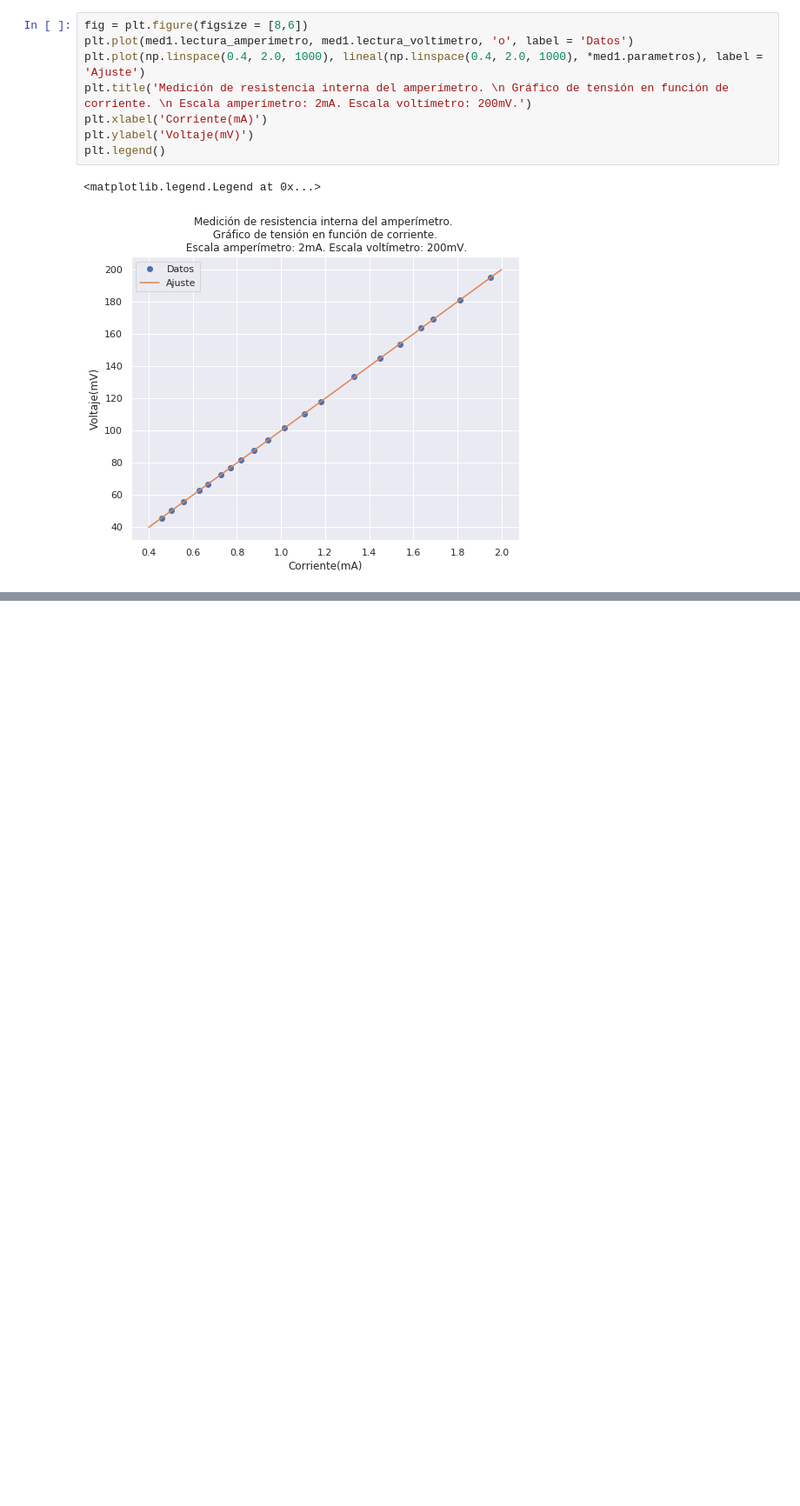
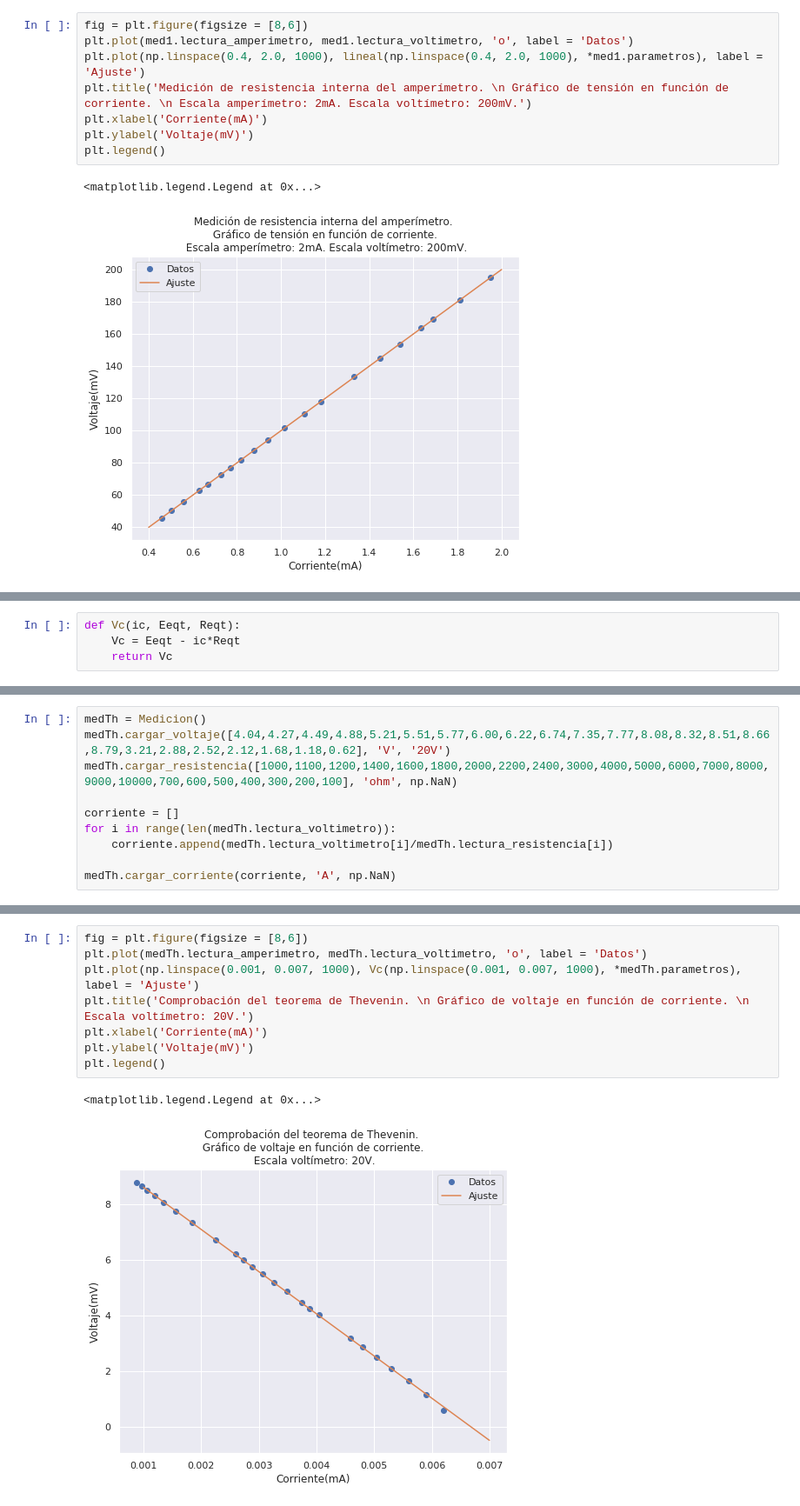
Before and after one commit to mercedesabril/Laboratorio3, a Jupyter notebook: Informe1/Informe1.ipynb, the cells around one changed output, grey strips where cells are left out. Shown: that part at 87% size. Saved outputs shown, nothing was run; the diff lists cells and outputs as text; blank space fills up the shorter version.

```diff
--- a/Informe1/Informe1.ipynb
+++ b/Informe1/Informe1.ipynb
@@ -121,0 +126,4 @@ plt.legend()
+# %%
+def Vc(ic, Eeqt, Reqt):
+    Vc = Eeqt - ic*Reqt
+    return Vc
@@ -121,0 +132,10 @@ plt.legend()
+# %%
+medTh = Medicion()
+medTh.cargar_voltaje([4.04,4.27,4.49,4.88,5.21,5.51,5.77,6.00,6.22,6.74,7.35,7.77,8.08,8.32,8.51,8.66,8.79,3.21,2.88,2.52,2.12,1.68,1.18,0.62], 'V', '20V')
+medTh.cargar_resistencia([1000,1100,1200,1400,1600,1800,2000,2200,2400,3000,4000,5000,6000,7000,8000,9000,10000,700,600,500,400,300,200,100], 'ohm', np.NaN)
+
+corriente = []
+for i in range(len(medTh.lectura_voltimetro)):
+    corriente.append(medTh.lectura_voltimetro[i]/medTh.lectura_resistencia[i])
+
+medTh.cargar_corriente(corriente, 'A', np.NaN)
@@ -121,0 +151,11 @@ plt.legend()
+# %%
+fig = plt.figure(figsize = [8,6])
+plt.plot(medTh.lectura_amperimetro, medTh.lectura_voltimetro, 'o', label = 'Datos')
+plt.plot(np.linspace(0.001, 0.007, 1000), Vc(np.linspace(0.001, 0.007, 1000), *medTh.parametros), label = 'Ajuste')
+plt.title('Comprobación del teorema de Thevenin. \n Gráfico de voltaje en función de corriente. \n Escala voltímetro: 20V.')
+plt.xlabel('Corriente(mA)')
+plt.ylabel('Voltaje(mV)')
+plt.legend()
+# %% [output]
+<matplotlib.legend.Legend at 0x...>
+[figure, added]
```
Also changed, not shown: parts of 29 cells of this notebook.
